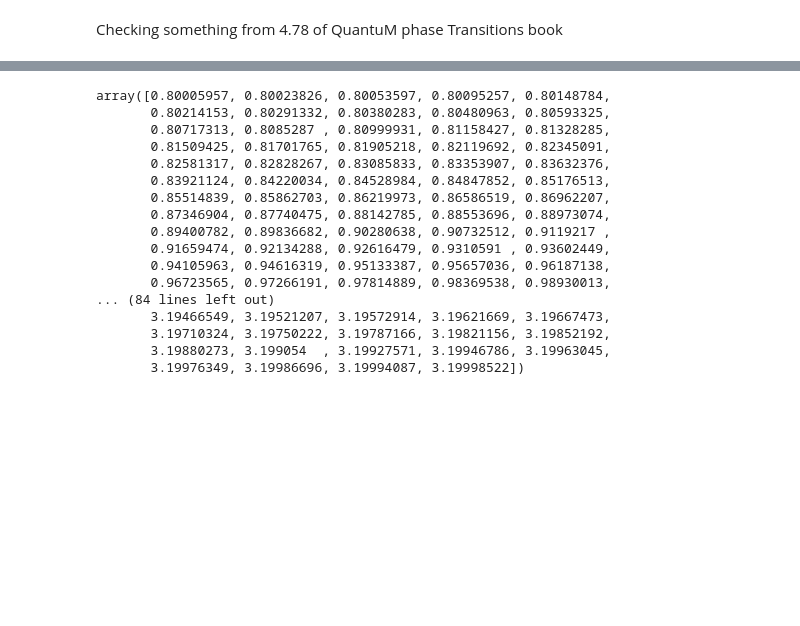
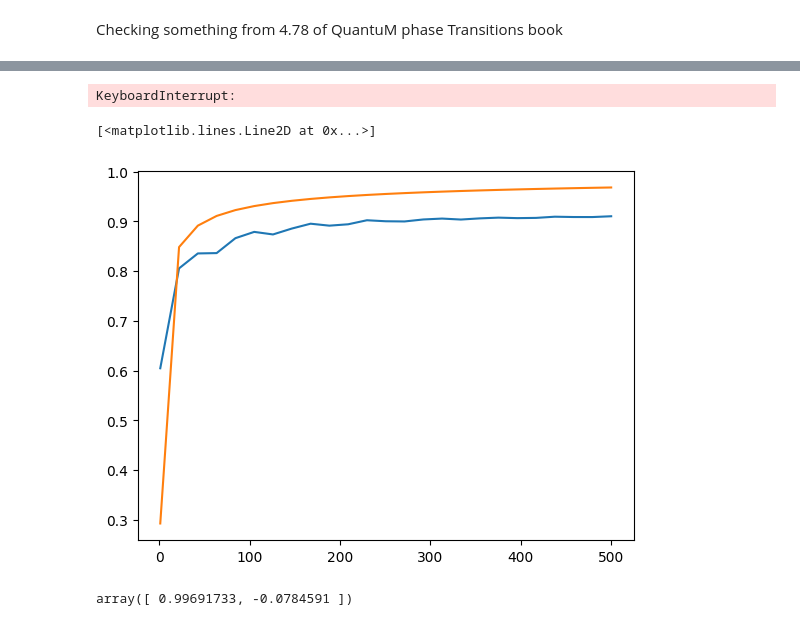
Before and after one commit to KristianMunnikhuis/subsystem_loschmidt_echo, a Jupyter notebook: scripts/mutual_info/exact_diag/Integrable Ising Model/scaling_of_m_vs_h.ipynb, the cells around one changed output, grey strips where cells are left out. Cells and saved outputs as stored; diff of their text form; code cells hidden in the pictures; blank space fills up the shorter version.

```diff
--- a/scripts/mutual_info/exact_diag/Integrable Ising Model/scaling_of_m_vs_h.ipynb
+++ b/scripts/mutual_info/exact_diag/Integrable Ising Model/scaling_of_m_vs_h.ipynb
@@ -11,8 +11,3 @@ import scipy as sp
 import numpy.linalg as la
 import matplotlib.pyplot as plt
 from matplotlib.pyplot import plot, scatter
-# %%
-#Define Parameters
-J = 1
-L = 400
-h_i = np.linspace(.9,1,100)
@@ -70,25 +13,0 @@ plt.legend()
-# %%
-L = 500
-J = 1
-h = 0.6
-H = sps.H_bdg(h,L,J,boundary_condition="OBC")
-# %%
-la.eigh(H)[0][L+1:]*2
-# %% [output]
-array([0.80005957, 0.80023826, 0.80053597, 0.80095257, 0.80148784,
-       0.80214153, 0.80291332, 0.80380283, 0.80480963, 0.80593325,
-       0.80717313, 0.8085287 , 0.80999931, 0.81158427, 0.81328285,
-       0.81509425, 0.81701765, 0.81905218, 0.82119692, 0.82345091,
-       0.82581317, 0.82828267, 0.83085833, 0.83353907, 0.83632376,
-       0.83921124, 0.84220034, 0.84528984, 0.84847852, 0.85176513,
-       0.85514839, 0.85862703, 0.86219973, 0.86586519, 0.86962207,
-       0.87346904, 0.87740475, 0.88142785, 0.88553696, 0.88973074,
-       0.89400782, 0.89836682, 0.90280638, 0.90732512, 0.9119217 ,
-       0.91659474, 0.92134288, 0.92616479, 0.9310591 , 0.93602449,
-       0.94105963, 0.94616319, 0.95133387, 0.95657036, 0.96187138,
-       0.96723565, 0.97266191, 0.97814889, 0.98369538, 0.98930013,
-... (84 lines left out)
-       3.19466549, 3.19521207, 3.19572914, 3.19621669, 3.19667473,
-       3.19710324, 3.19750222, 3.19787166, 3.19821156, 3.19852192,
-       3.19880273, 3.199054  , 3.19927571, 3.19946786, 3.19963045,
-       3.19976349, 3.19986696, 3.19994087, 3.19998522])
@@ -94,0 +43,34 @@ array([0.80005957, 0.80023826, 0.80053597, 0.80095257, 0.80148784,
+# %%
+#Model Parameters
+L = 30
+J = -1
+h0 = 0
+hf = 5
+taus = np.linspace(1,500,25)
+N_steps = 500
+
+#Time Evolved States:
+Ut_tau,GS_T_tau,times_tau= evolve_TFIM_states(taus, N_steps, h0, hf, J, L);
+# %% [output]
+KeyboardInterrupt:
+# %%
+#i = time step
+p_gs= []
+p_t = []
+for j in range(0,len(taus)):
+    G_t =sps.G_tfim(Ut_tau[j][-1][:,:L])
+    G_gs =sps.G_tfim(GS_T_tau[j][-1][:, :L])
+    #fidelity = [np.abs(overlap(Ut_tau[j][ti],GS_T_tau[j][0]))**2 for ti in range(N_steps)]
+    p_t +=[sps.sigma_general([0,1],G_t,L)]
+    p_gs+=[sps.sigma_general([0,1],G_gs,L)]
+
+
+p_gs = np.array(p_gs)
+p_t = np.array(p_t)
+# %%
+plt.plot(taus,1-p_t)
+plt.plot(taus,1-1/np.sqrt(2*taus))
+#plt.vlines(L**2/(2),0,1)
+# %% [output]
+[<matplotlib.lines.Line2D at 0x...>]
+[figure, added]
@@ -94,0 +113,10 @@ array([0.80005957, 0.80023826, 0.80053597, 0.80095257, 0.80148784,
+# %%
+def positive_energy_spinor(k, g):
+    uk = (g - np.cos(k)) + np.sqrt(g**2 - 2*g*np.cos(k) + 1)
+    vk = np.sin(k)
+    norm = np.sqrt(np.abs(uk)**2 + np.abs(vk)**2)
+    return np.array([uk, vk]) / norm
+
+positive_energy_spinor(k_vals[0],0)
+# %% [output]
+array([ 0.99691733, -0.0784591 ])
```
Also changed, not shown: parts of 9 cells of this notebook, 3 other files.
